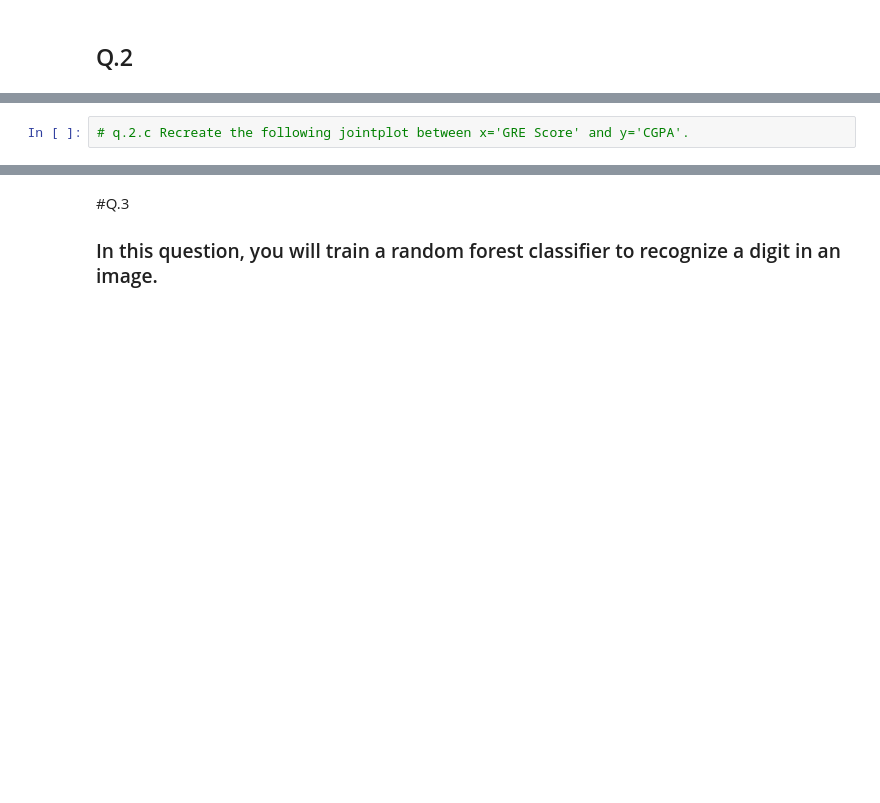
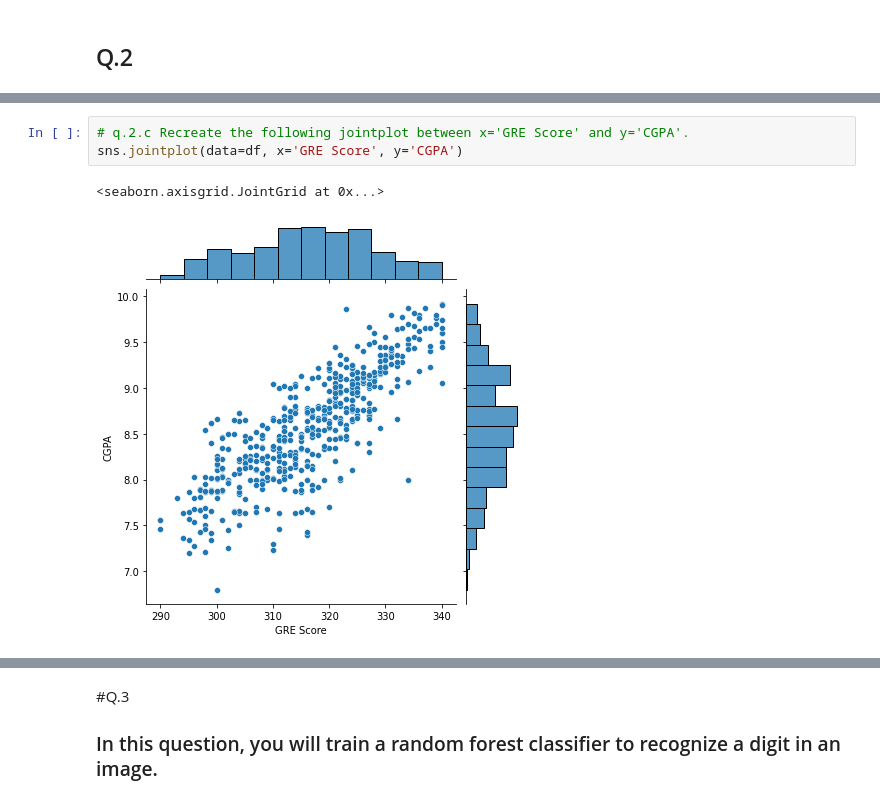
Before and after one commit to RealDogDad/exoplanetary-extrapolation, a Jupyter notebook: assignments/final.ipynb, the cells around one changed output, grey strips where cells are left out. Drawn from its saved outputs; the diff is of its cells as text; blank space fills up the shorter version.

```diff
--- a/assignments/final.ipynb
+++ b/assignments/final.ipynb
@@ -108,4 +145,8 @@ df.head(10)
 # %%
 # q.2.c Recreate the following jointplot between x='GRE Score' and y='CGPA'.
+sns.jointplot(data=df, x='GRE Score', y='CGPA')
+# %% [output]
+<seaborn.axisgrid.JointGrid at 0x...>
+[figure, added]
 # %%
 # q.2.d Create a violin plot on 'Chance of Admit' for each group of 'University Rating'.
```
Also changed, not shown: parts of 24 cells of this notebook, 1 other file.
